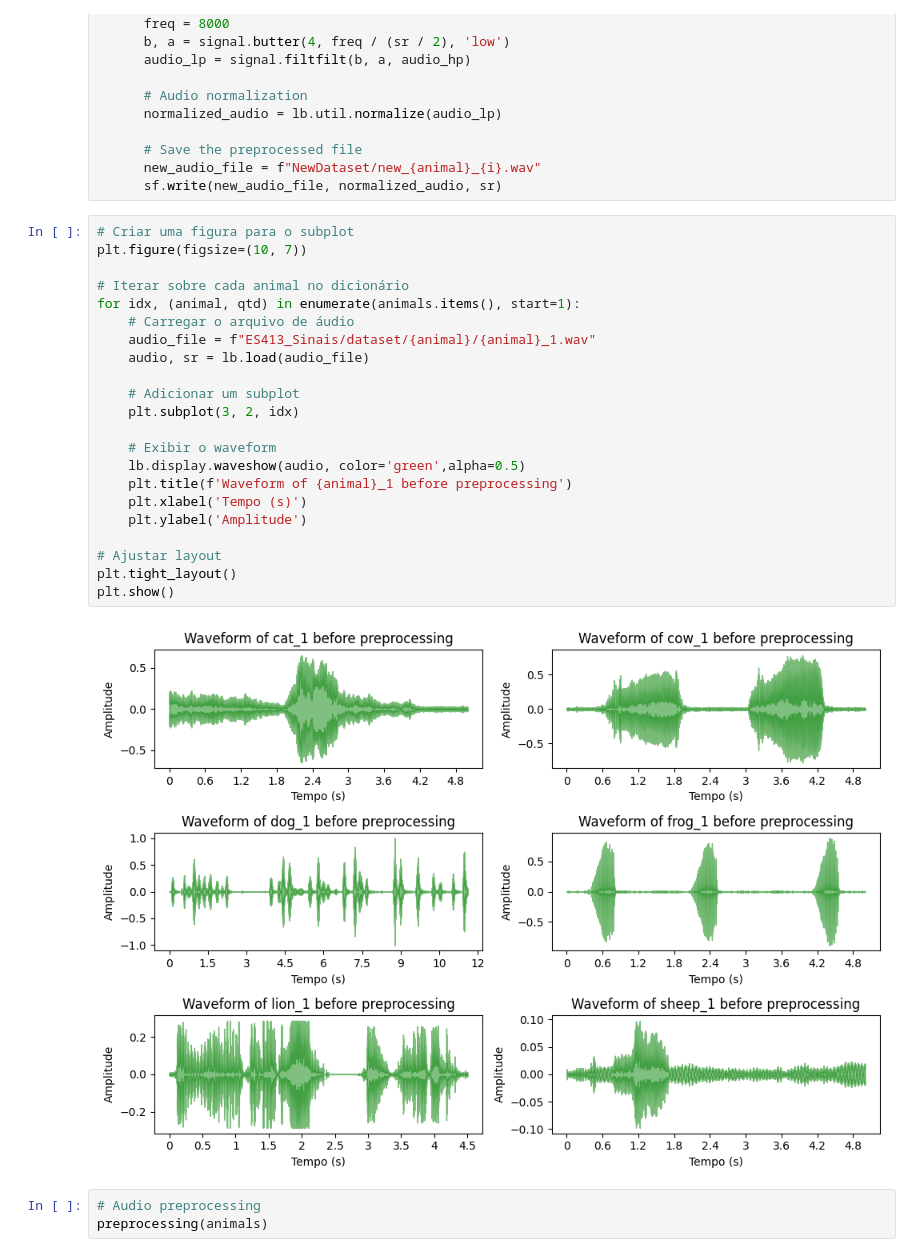
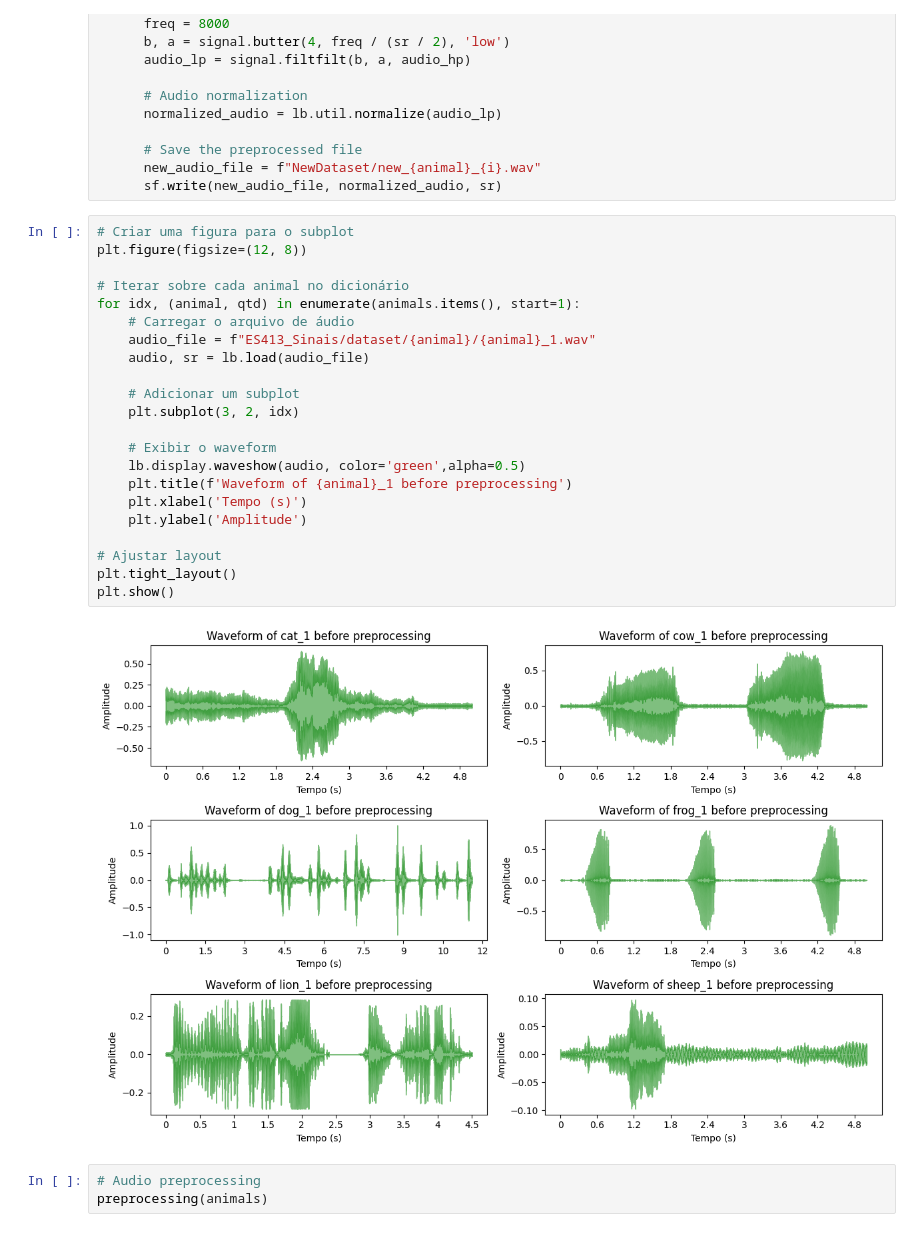
Before and after one commit to ribeirowski/ES413_Sinais, a Jupyter notebook: projeto_sinais.ipynb, the cells around one changed output. Cells and saved outputs as stored; diff of their text form.

```diff
--- a/projeto_sinais.ipynb
+++ b/projeto_sinais.ipynb
@@ -70,28 +76,28 @@ def preprocessing(dic):
       sf.write(new_audio_file, normalized_audio, sr)
 # %%
 # Criar uma figura para o subplot
-plt.figure(figsize=(10, 7))
+plt.figure(figsize=(12, 8))
 
 # Iterar sobre cada animal no dicionário
 for idx, (animal, qtd) in enumerate(animals.items(), start=1):
     # Carregar o arquivo de áudio
     audio_file = f"ES413_Sinais/dataset/{animal}/{animal}_1.wav"
     audio, sr = lb.load(audio_file)
 
     # Adicionar um subplot
     plt.subplot(3, 2, idx)
 
     # Exibir o waveform
     lb.display.waveshow(audio, color='green',alpha=0.5)
     plt.title(f'Waveform of {animal}_1 before preprocessing')
     plt.xlabel('Tempo (s)')
     plt.ylabel('Amplitude')
 
 # Ajustar layout
 plt.tight_layout()
 plt.show()
 # %% [output]
-[figure, old version]
+[figure, new version]
 # %%
 # Audio preprocessing
 preprocessing(animals)
```
Also changed, not shown: parts of 1 cell of this notebook.
